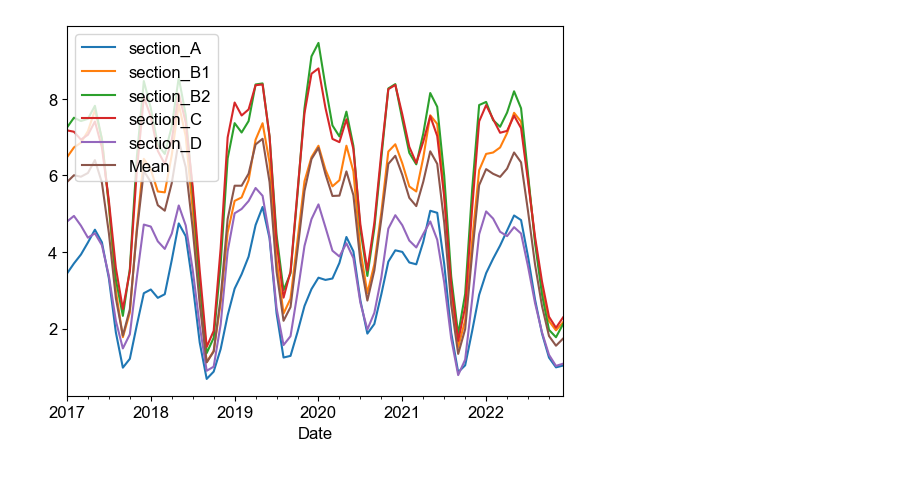
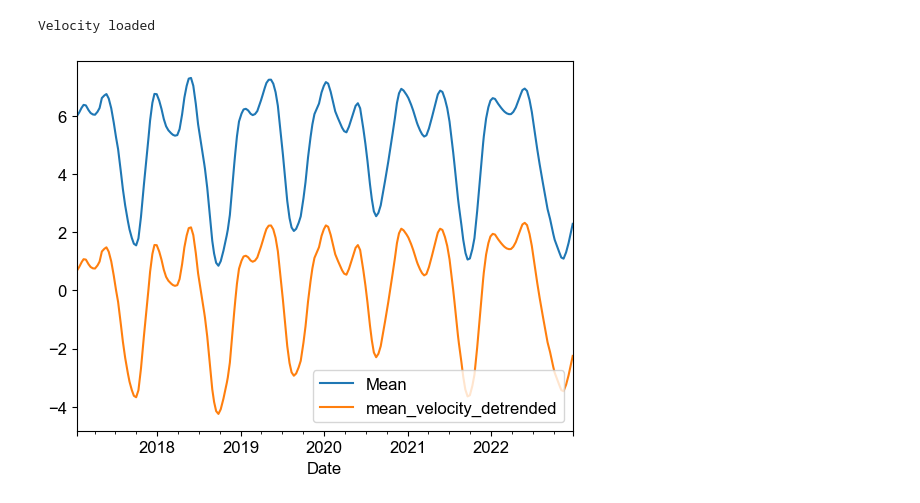
Before and after one commit to pohlan/Hubbard2024, a Jupyter notebook: make_paper_figures/relate_minimums/cross_correlations_mean.ipynb, the cells around one changed output. Cells and saved outputs as stored; diff of their text form; code cells hidden in the pictures.

```diff
--- a/make_paper_figures/relate_minimums/cross_correlations_mean.ipynb
+++ b/make_paper_figures/relate_minimums/cross_correlations_mean.ipynb
@@ -136,28 +57,33 @@ Velocities loaded
 # %%
-# Calculate mean speeds in each section
-v_term = pd.DataFrame(columns=['Date'] + list(term_sect['section'].values))
+# load velocities from each section from csv
 
-v_term['Date'] = ds.time.data
-for i in range(0,len(term_sect)):
-    term_sect_i = term_sect.iloc[i,:]
+# -----Velocity (all sections)
+vel_fn = os.path.join(data_path, 'data/compiled_timeseries_by_terminus_section', 'velocity_by_section.csv')
+v_term = pd.read_csv(vel_fn)
+v_term['Date'] = pd.to_datetime(v_term['Date'])
+v_term.drop_duplicates(inplace=True)
 
-    # Clip velocity to terminus section
-    v_samp = ds.rio.clip([term_sect_i.geometry])
+# Resample to daily
+v_term.set_index('Date', inplace=True)
+v_term = v_term.resample('1D').interpolate('time')
+v_term.reset_index(inplace=True)
 
-    # Average the timeseries in the polygon
-    v_samp_mean = v_samp.mean(dim='x').mean(dim='y').v_smooth.data
+v_term['Mean'] = v_term[[
+    'section_A median |v| [m/yr]',
+    'section_B median |v| [m/yr]', #    'section_A median |v| [m/yr]',
+    'section_C median |v| [m/yr]',
+    'section_D median |v| [m/yr]',
+    'section_E median |v| [m/yr]']].mean(axis=1)
 
-    # Add to dataframe
-    v_term[term_sect_i['section']] = v_samp_mean
+v_term['Mean'] = v_term['Mean'] / 365 # Convert from m/y to m/d
 
-# Calculate mean time series in all terminus sections
-v_term.set_index('Date', inplace=True)
-v_term['Mean'] = v_term.mean(axis=1)
-v_term = v_term / 365 # Convert from m/y to m/d
-v_term.plot()
-v_term.reset_index(inplace=True)
+v_term['mean_velocity_detrended'] = detrend(v_term['Mean'])
+
+v_term.set_index('Date')[['Mean','mean_velocity_detrended']].plot()
+print('Velocity loaded')
 # %% [output]
+Velocity loaded
-[figure, old version]
+[figure, new version]
 # %%
 ## Calculate annual peaks
 # Add fake year columns (starting in April)
```
Also changed, not shown: parts of 5 cells of this notebook, 5 other files.
